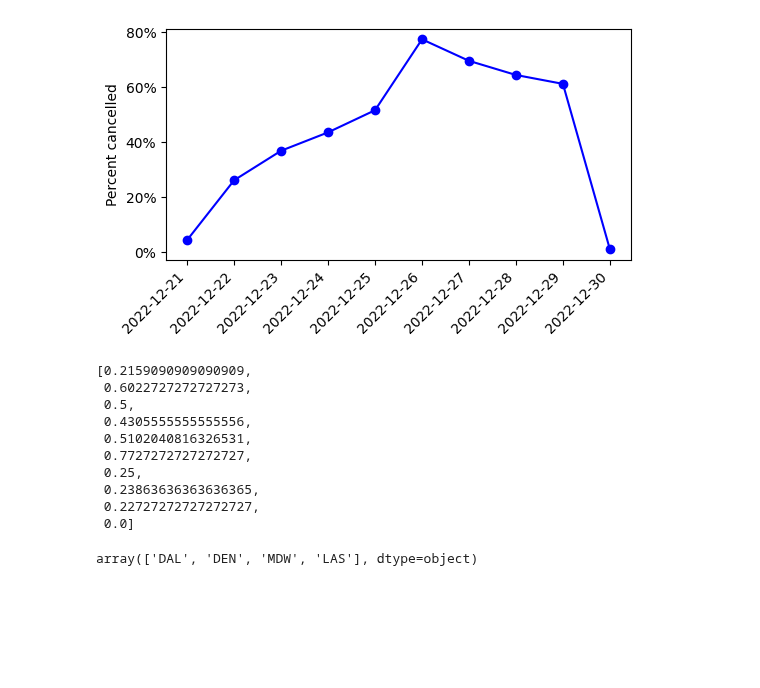
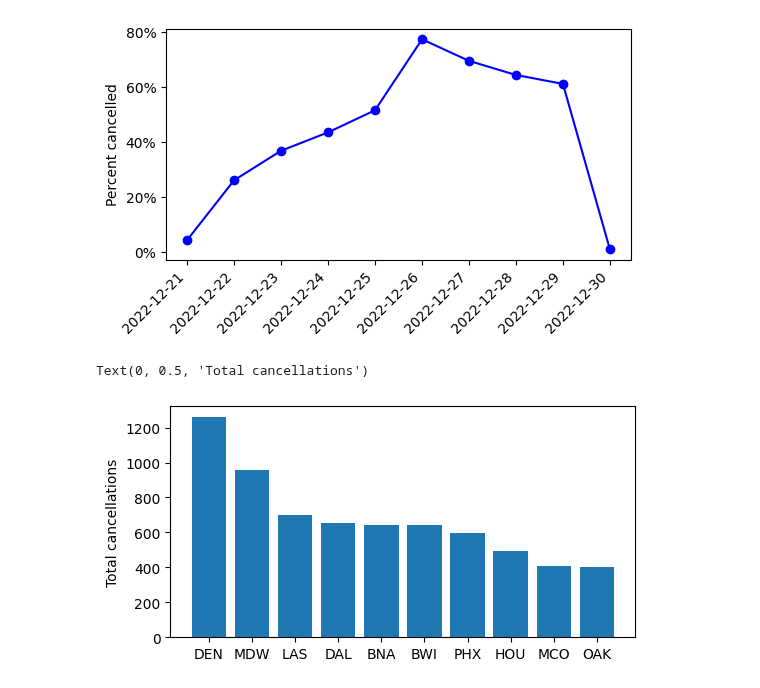
Before and after one commit to dawsonc/BayesAir, a Jupyter notebook: scripts/notebooks/wn_exploratory.ipynb, the cells around one changed output. Drawn from its saved outputs; the diff is of its cells as text; code cells hidden in the pictures; blank space fills up the shorter version.

```diff
--- a/scripts/notebooks/wn_exploratory.ipynb
+++ b/scripts/notebooks/wn_exploratory.ipynb
@@ -17,6 +17,7 @@ import wandb
 from bayes_air.model import air_traffic_network_model
 from bayes_air.network import NetworkState
 from bayes_air.schedule import parse_schedule
+matplotlib.rcParams["figure.dpi"] = 300
 # %%
 # Load the dataset
 top_n = 100
@@ -143,20 +138,14 @@ vals = ax.get_yticks()
 ax.set_yticklabels(['{:,.0%}'.format(x) for x in vals]);
 # %% [output]
 [figure]
-# %%
-pct_cancelled
-# %% [output]
-[0.2159090909090909,
- 0.6022727272727273,
- 0.5,
- 0.4305555555555556,
- 0.5102040816326531,
- 0.7727272727272727,
- 0.25,
- 0.23863636363636365,
- 0.22727272727272727,
- 0.0]
-# %%
-df.origin_airport.unique()
-# %% [output]
-array(['DAL', 'DEN', 'MDW', 'LAS'], dtype=object)
+# %%
+# Over the entire disrupted period, at what airports were flights cancelled?
+top_10 = ["DEN", "DAL", "MDW", "PHX", "HOU", "LAS", "MCO", "BNA", "BWI", "OAK"]
+cancellations_by_airport = disrupted_df[disrupted_df["origin_airport"].isin(top_10)].groupby(["origin_airport"]).cancelled.sum().sort_values(ascending=False)
+cancellations_by_airport = cancellations_by_airport.iloc[:10]
+fig, ax = plt.subplots(figsize=(6, 3))
+plt.bar(cancellations_by_airport.index, cancellations_by_airport.values)
+plt.ylabel("Total cancellations")
+# %% [output]
+Text(0, 0.5, 'Total cancellations')
+[figure, added]
```
Also changed, not shown: parts of 8 cells of this notebook, 16 other files.
